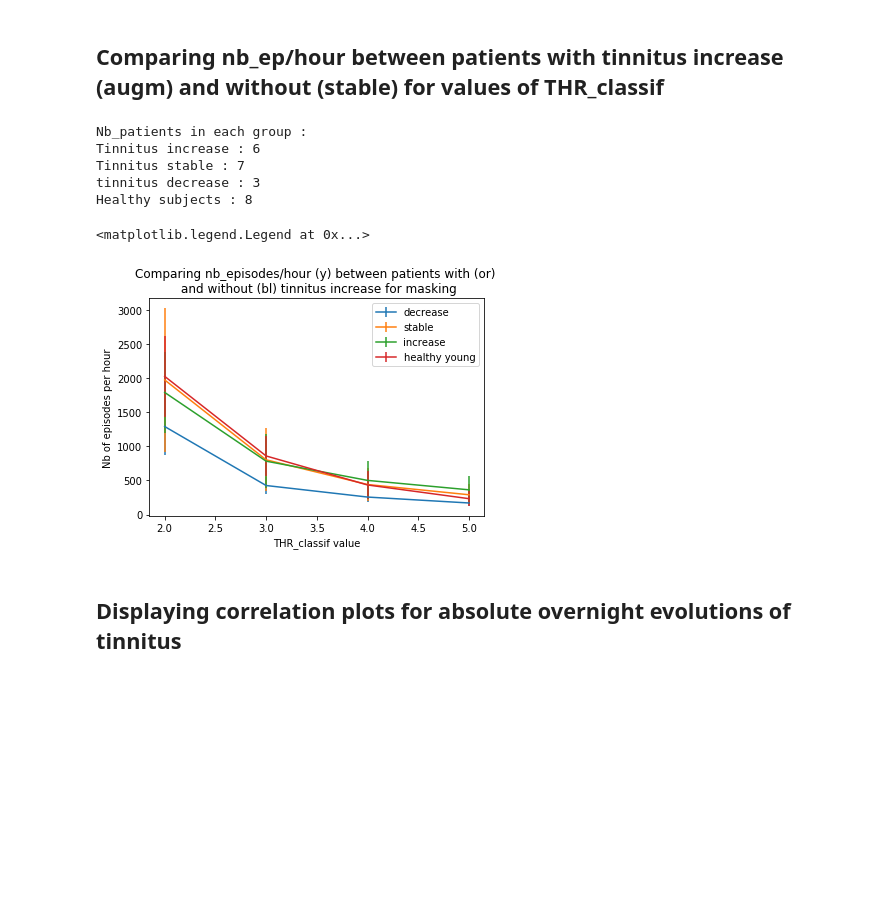
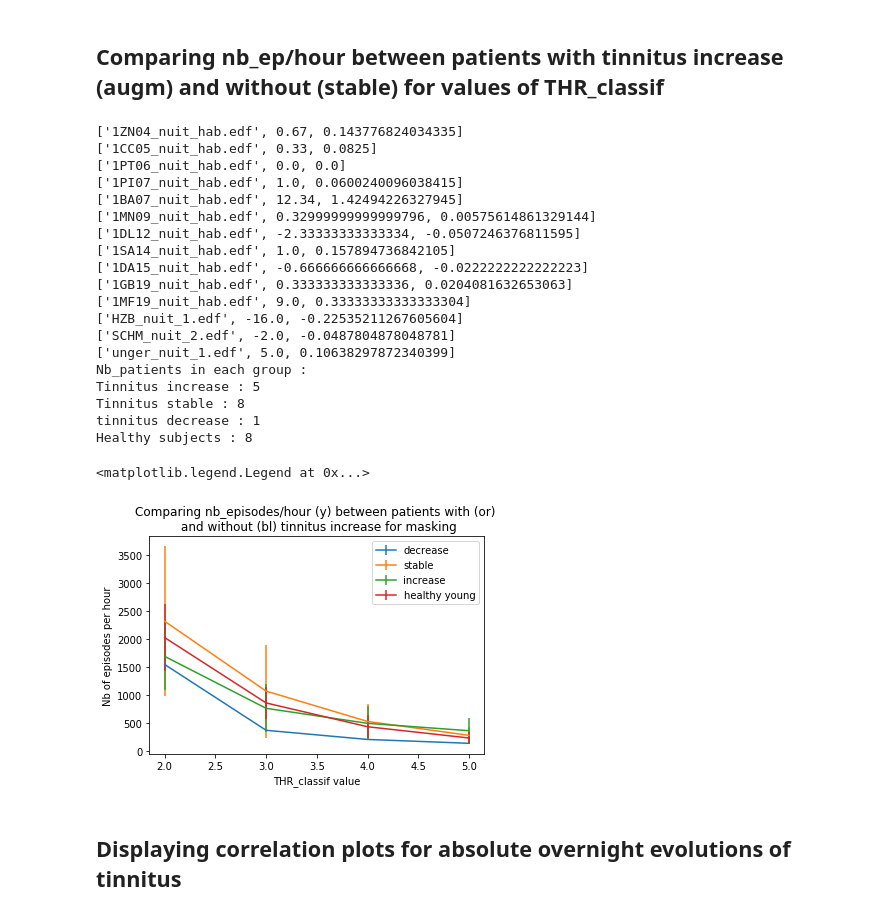
Before and after one commit to lkorczowski/Tinnitus-n-Sleep, a Jupyter notebook: notebooks/Bruxism_Inter_subject_analysis.ipynb, the cells around one changed output. Drawn from its saved outputs; the diff is of its cells as text; code cells hidden in the pictures; blank space fills up the shorter version.

```diff
--- a/notebooks/Bruxism_Inter_subject_analysis.ipynb
+++ b/notebooks/Bruxism_Inter_subject_analysis.ipynb
@@ -188,6 +188,7 @@ to_suppress=["Schmidtlin_nuit_2_dec_3to0to4.edf", "SCHMIDTLIN_nuit_5_dec_OD__0to
              "HZB_nuit_3.edf",
              "SCHMIDTLIN_nuit_4_dec_OD__3to3.edf",
              '1CC05_nuit_son.edf',
+             '1BA07_nuit_son.edf',
              '1DA15_nuit_son.edf',
              '1DL12_nuit_son.edf',
              '1GB18_nuit_son.edf',
@@ -195,11 +196,12 @@ to_suppress=["Schmidtlin_nuit_2_dec_3to0to4.edf", "SCHMIDTLIN_nuit_5_dec_OD__0to
             '1MA16_nuit_son.edf',
              '1MF19_nuit_son.edf',
              '1MN09_nuit_son.edf',
-              '1PI07_nuit_son.edf', '1PI07_nuit_hab.edf',
+              '1PI07_nuit_son.edf',
             '1PT06_nuit_son.edf',
              '1RA17_nuit_son.edf',
              '1SA14_nuit_son.edf',
-            '1ZN04_nuit_son.edf'
+            '1ZN04_nuit_son.edf',
+             "HZB_nuit_2.edf", "Unger_2.edf" , 'SCHM_nuit_3.edf'
              ]
 patients_sains=['jon_mema.edf','sophie_mema.edf','tom_mema.edf', "robin_nuit_son_24_sept.edf"
                , "robin_nuit_23_sept.edf","robin_mema_nuit_2.edf","robin_mema_nuit_1.edf","jose_mema.edf"]
@@ -220,7 +222,7 @@ for elm in evol_masking:
     for i in range(len(get_scores)):
      if not to_suppress.__contains__(elm[0]):
         if elm[0]==get_scores[i][0]:
-
+            print(elm)
             #For correlation scatter plots
             for j in range(len(THR_classif)):
                 #getting points [abs evolution masking volume ; coreesponding nb_episode/hour]
@@ -263,37 +265,51 @@ for elm in augm:
     augm_m.append(np.mean(elm))
     augm_std.append(np.std(elm))
 for elm in stable:
     stable_m.append(np.mean(elm))
     stable_std.append(np.std(elm))
 for elm in decrease:
     decrease_m.append(np.mean(elm))
     decrease_std.append(np.std(elm))
 
 print("Nb_patients in each group : ")
 print("Tinnitus increase : " + str(len(augm[0])))
 print("Tinnitus stable : " + str(len(stable[0])))
 print("tinnitus decrease : " + str(len(decrease[0])))
 print("Healthy subjects : " + str(len(scores_sains[0])))
 
 
 #Displaying
 plt.figure()
 plt.errorbar([i+2 for i in range(len(THR_classif))],decrease_m, decrease_std, label = "decrease")
 plt.errorbar([i+2 for i in range(len(THR_classif))],stable_m, stable_std, label = "stable")
 plt.errorbar([i+2 for i in range(len(THR_classif))], augm_m, augm_std, label = "increase")
 plt.errorbar([i+2 for i in range(len(THR_classif))], scores_sains_m, scores_sains_std, label = "healthy young")
 plt.title("Comparing nb_episodes/hour (y) between patients with (or) \n and without (bl) tinnitus increase for masking" )
 plt.xlabel('THR_classif value')
 plt.ylabel('Nb of episodes per hour')
 plt.legend()
 # %% [output]
+['1ZN04_nuit_hab.edf', 0.67, 0.143776824034335]
+['1CC05_nuit_hab.edf', 0.33, 0.0825]
+['1PT06_nuit_hab.edf', 0.0, 0.0]
+['1PI07_nuit_hab.edf', 1.0, 0.0600240096038415]
+['1BA07_nuit_hab.edf', 12.34, 1.42494226327945]
+['1MN09_nuit_hab.edf', 0.32999999999999796, 0.00575614861329144]
+['1DL12_nuit_hab.edf', -2.33333333333334, -0.0507246376811595]
+['1SA14_nuit_hab.edf', 1.0, 0.157894736842105]
+['1DA15_nuit_hab.edf', -0.666666666666668, -0.0222222222222223]
+['1GB19_nuit_hab.edf', 0.333333333333336, 0.0204081632653063]
+['1MF19_nuit_hab.edf', 9.0, 0.33333333333333304]
+['HZB_nuit_1.edf', -16.0, -0.22535211267605604]
+['SCHM_nuit_2.edf', -2.0, -0.0487804878048781]
+['unger_nuit_1.edf', 5.0, 0.10638297872340399]
 Nb_patients in each group :
-Tinnitus increase : 6
-Tinnitus stable : 7
-tinnitus decrease : 3
+Tinnitus increase : 5
+Tinnitus stable : 8
+tinnitus decrease : 1
 Healthy subjects : 8
 <matplotlib.legend.Legend at 0x...>
-[figure, old version]
+[figure, new version]
 # %% [markdown]
 ## Displaying correlation plots for absolute overnight evolutions of tinnitus
 # %%
```
Also changed, not shown: parts of 12 cells of this notebook, 6 other files.
